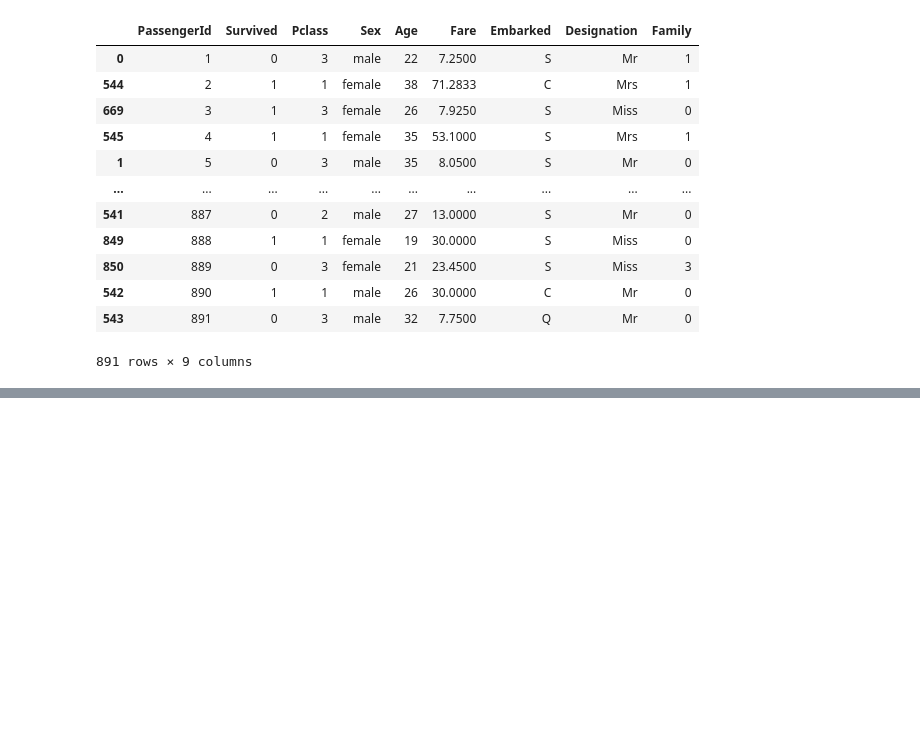
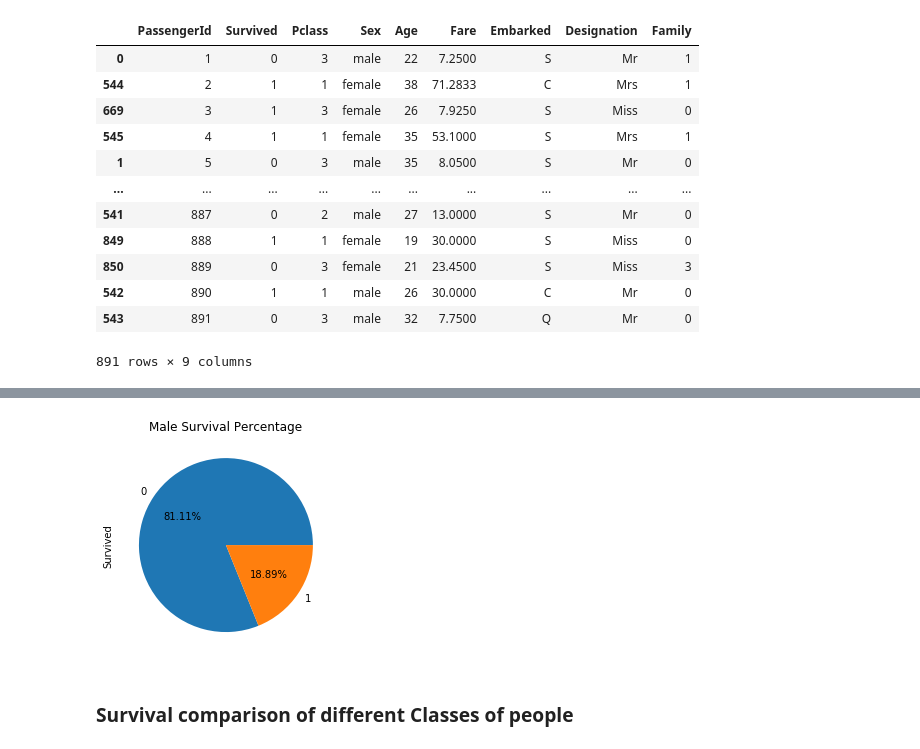
Before and after one commit to rajtilakls2510/Youtube-Channel-Notebooks, a Jupyter notebook: Data Analysis Tutorials/Titanic Analysis.ipynb, the cells around one changed output, grey strips where cells are left out. Drawn from its saved outputs; the diff is of its cells as text; code cells hidden in the pictures; blank space fills up the shorter version.

```diff
--- a/Data Analysis Tutorials/Titanic Analysis.ipynb
+++ b/Data Analysis Tutorials/Titanic Analysis.ipynb
@@ -352,0 +413,8 @@ new_titanic
+# %%
+new_titanic[new_titanic['Sex']=='male']['Survived'].value_counts().plot(kind='pie',autopct='%.2f%%')
+plt.title('Male Survival Percentage')
+plt.show()
+# %% [output]
+[figure, added]
+# %% [markdown]
+### Survival comparison of different Classes of people
```
Also changed, not shown: parts of 31 cells of this notebook.
